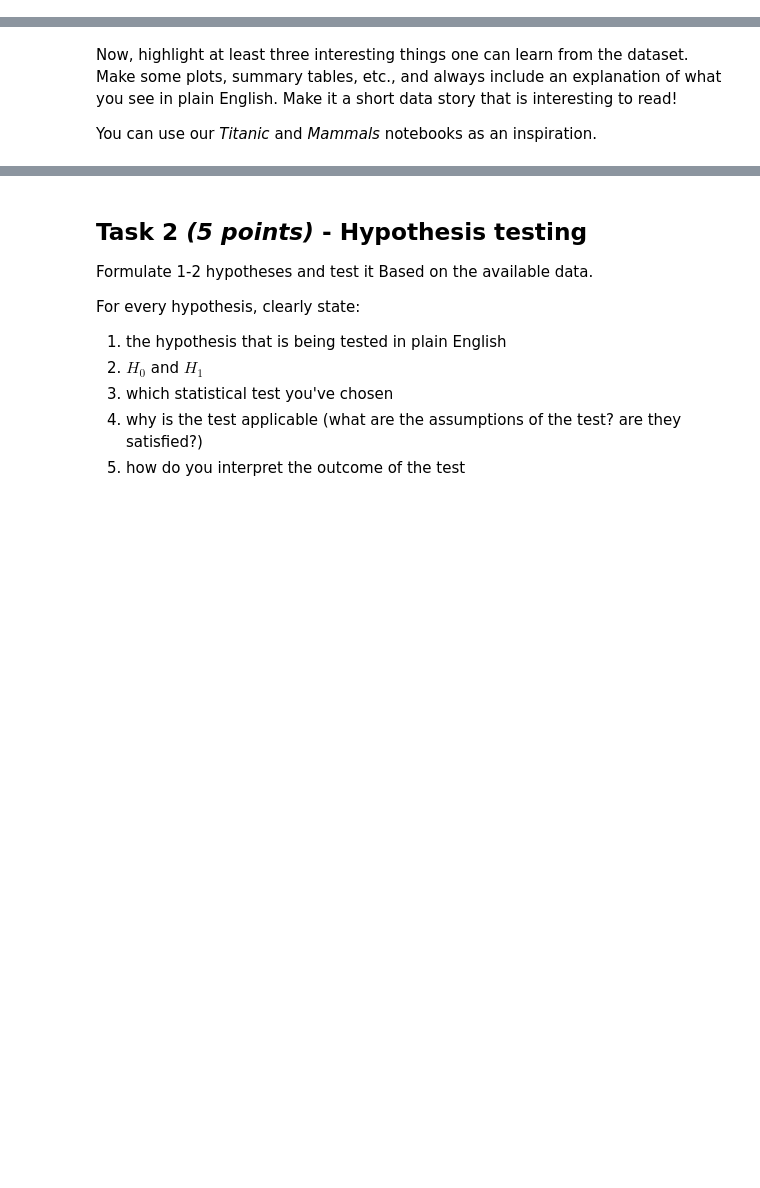
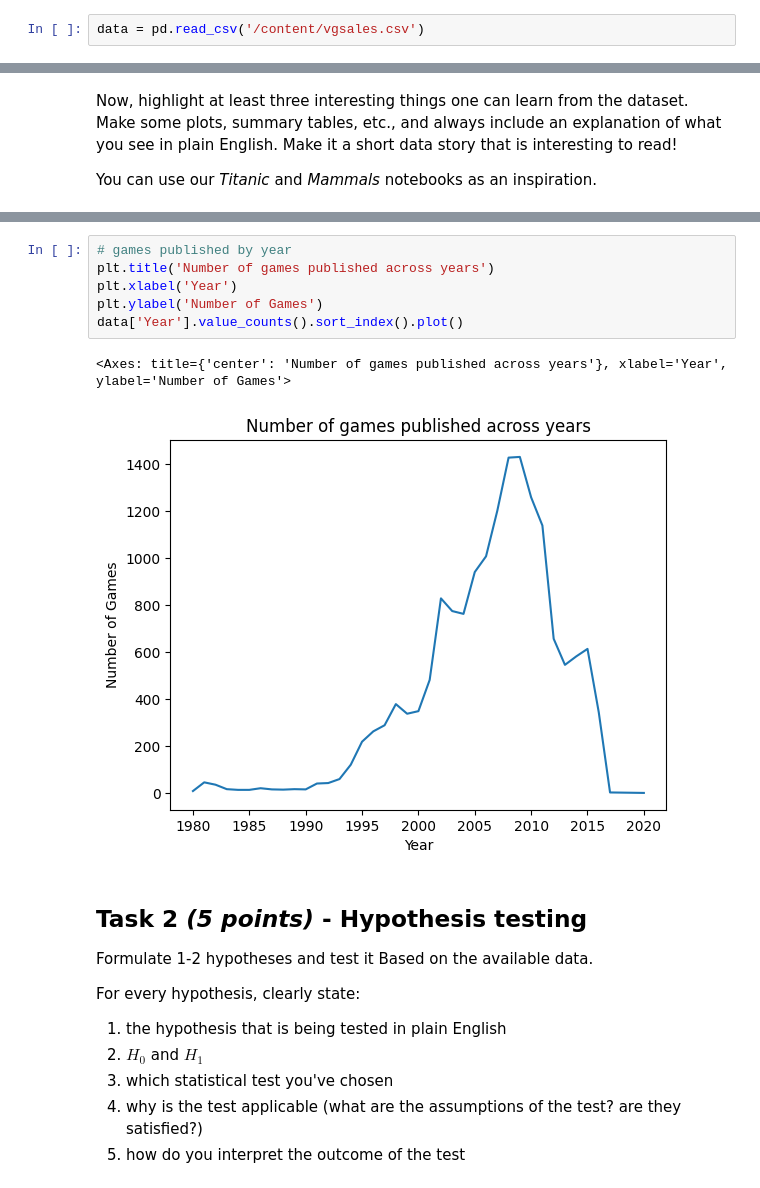
Before and after one commit to fortune-max/M5-probability-and-statistics, a Jupyter notebook: probability_and_statitsics_2024_real_world_dataset.ipynb, the cells around one changed output, grey strips where cells are left out. Drawn from its saved outputs; the diff is of its cells as text; blank space fills up the shorter version.

```diff
--- a/probability_and_statitsics_2024_real_world_dataset.ipynb
+++ b/probability_and_statitsics_2024_real_world_dataset.ipynb
@@ -14,3 +11,5 @@ import seaborn as sns
+# %%
+data = pd.read_csv('/content/vgsales.csv')
 # %% [markdown]
 ## **Task 1 *(5 points)*** - Exploratory data analysis
 
@@ -28,3 +71,12 @@ You can use our *Titanic* and *Mammals* notebooks as an inspiration.
+# %%
+# games published by year
+plt.title('Number of games published across years')
+plt.xlabel('Year')
+plt.ylabel('Number of Games')
+data['Year'].value_counts().sort_index().plot()
+# %% [output]
+<Axes: title={'center': 'Number of games published across years'}, xlabel='Year', ylabel='Number of Games'>
+[figure, added]
 # %% [markdown]
 ## **Task 2 *(5 points)*** - Hypothesis testing
 
```
Also changed, not shown: parts of 6 cells of this notebook.
